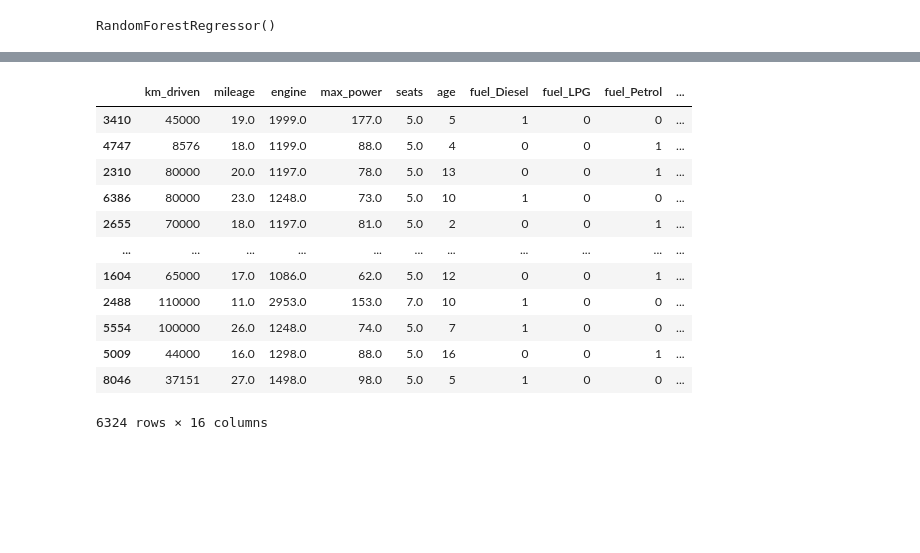
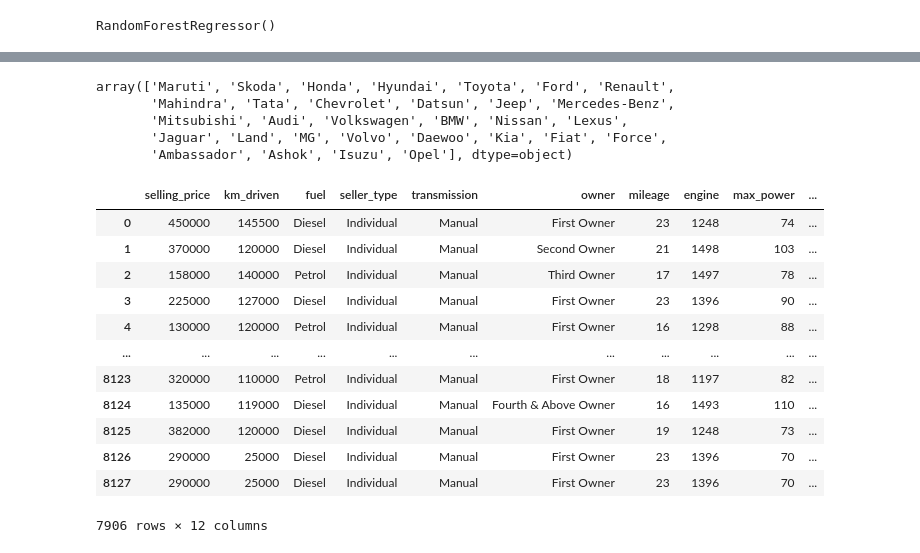
Before and after one commit to harish95/UsedCar22, a Jupyter notebook: Cardekho_Price_Prediction.ipynb, the cells around one changed output, grey strips where cells are left out. Saved outputs shown, nothing was run; the diff lists cells and outputs as text; code cells hidden in the pictures; blank space fills up the shorter version.

```diff
--- a/Cardekho_Price_Prediction.ipynb
+++ b/Cardekho_Price_Prediction.ipynb
@@ -289,19 +302,3 @@ dt.describe()
-# %%
-X_train
-# %% [output]
-|  | km_driven | mileage | engine | max_power | seats | age | fuel_Diesel | fuel_LPG | fuel_Petrol | ... |
-| 3410 | 45000 | 19.0 | 1999.0 | 177.0 | 5.0 | 5 | 1 | 0 | 0 | ... |
-| 4747 | 8576 | 18.0 | 1199.0 | 88.0 | 5.0 | 4 | 0 | 0 | 1 | ... |
-| 2310 | 80000 | 20.0 | 1197.0 | 78.0 | 5.0 | 13 | 0 | 0 | 1 | ... |
-| 6386 | 80000 | 23.0 | 1248.0 | 73.0 | 5.0 | 10 | 1 | 0 | 0 | ... |
-| 2655 | 70000 | 18.0 | 1197.0 | 81.0 | 5.0 | 2 | 0 | 0 | 1 | ... |
-| ... | ... | ... | ... | ... | ... | ... | ... | ... | ... | ... |
-| 1604 | 65000 | 17.0 | 1086.0 | 62.0 | 5.0 | 12 | 0 | 0 | 1 | ... |
-| 2488 | 110000 | 11.0 | 2953.0 | 153.0 | 7.0 | 10 | 1 | 0 | 0 | ... |
-| 5554 | 100000 | 26.0 | 1248.0 | 74.0 | 5.0 | 7 | 1 | 0 | 0 | ... |
-| 5009 | 44000 | 16.0 | 1298.0 | 88.0 | 5.0 | 16 | 0 | 0 | 1 | ... |
-| 8046 | 37151 | 27.0 | 1498.0 | 98.0 | 5.0 | 5 | 1 | 0 | 0 | ... |
-6324 rows × 16 columns
 # %%
 ## Data flow for deployement
 dt.head()
@@ -316,0 +315,24 @@ dt.to_csv("./AppData.csv")
+# %%
+dt["Brand"].unique()
+# %% [output]
+array(['Maruti', 'Skoda', 'Honda', 'Hyundai', 'Toyota', 'Ford', 'Renault',
+       'Mahindra', 'Tata', 'Chevrolet', 'Datsun', 'Jeep', 'Mercedes-Benz',
+       'Mitsubishi', 'Audi', 'Volkswagen', 'BMW', 'Nissan', 'Lexus',
+       'Jaguar', 'Land', 'MG', 'Volvo', 'Daewoo', 'Kia', 'Fiat', 'Force',
+       'Ambassador', 'Ashok', 'Isuzu', 'Opel'], dtype=object)
+# %%
+dt
+# %% [output]
+|  | selling_price | km_driven | fuel | seller_type | transmission | owner | mileage | engine | max_power | ... |
+| 0 | 450000 | 145500 | Diesel | Individual | Manual | First Owner | 23 | 1248 | 74 | ... |
+| 1 | 370000 | 120000 | Diesel | Individual | Manual | Second Owner | 21 | 1498 | 103 | ... |
+| 2 | 158000 | 140000 | Petrol | Individual | Manual | Third Owner | 17 | 1497 | 78 | ... |
+| 3 | 225000 | 127000 | Diesel | Individual | Manual | First Owner | 23 | 1396 | 90 | ... |
+| 4 | 130000 | 120000 | Petrol | Individual | Manual | First Owner | 16 | 1298 | 88 | ... |
+| ... | ... | ... | ... | ... | ... | ... | ... | ... | ... | ... |
+| 8123 | 320000 | 110000 | Petrol | Individual | Manual | First Owner | 18 | 1197 | 82 | ... |
+| 8124 | 135000 | 119000 | Diesel | Individual | Manual | Fourth & Above Owner | 16 | 1493 | 110 | ... |
+| 8125 | 382000 | 120000 | Diesel | Individual | Manual | First Owner | 19 | 1248 | 73 | ... |
+| 8126 | 290000 | 25000 | Diesel | Individual | Manual | First Owner | 23 | 1396 | 70 | ... |
+| 8127 | 290000 | 25000 | Diesel | Individual | Manual | First Owner | 23 | 1396 | 70 | ... |
+7906 rows × 12 columns
```
Also changed, not shown: parts of 20 cells of this notebook, 4 other files.
